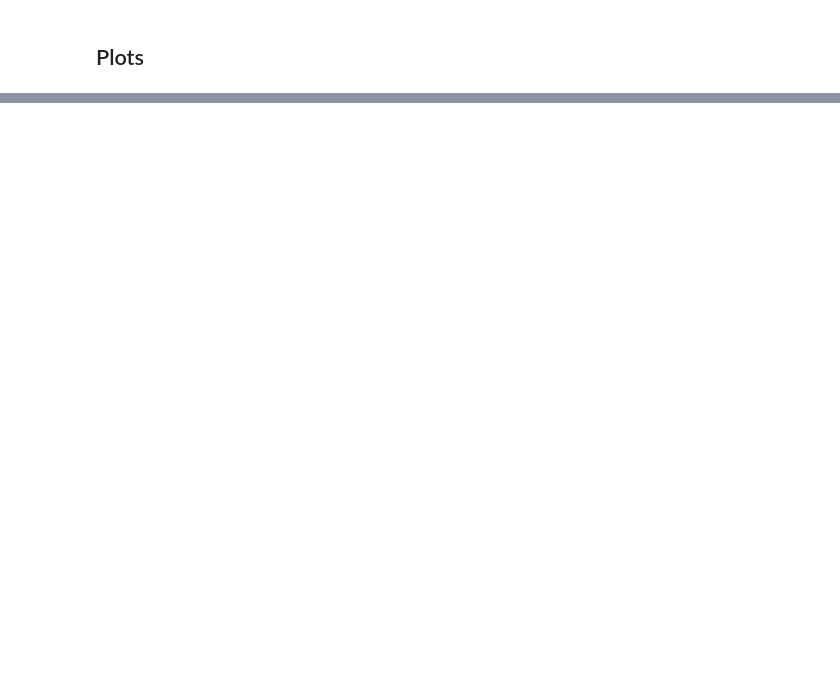
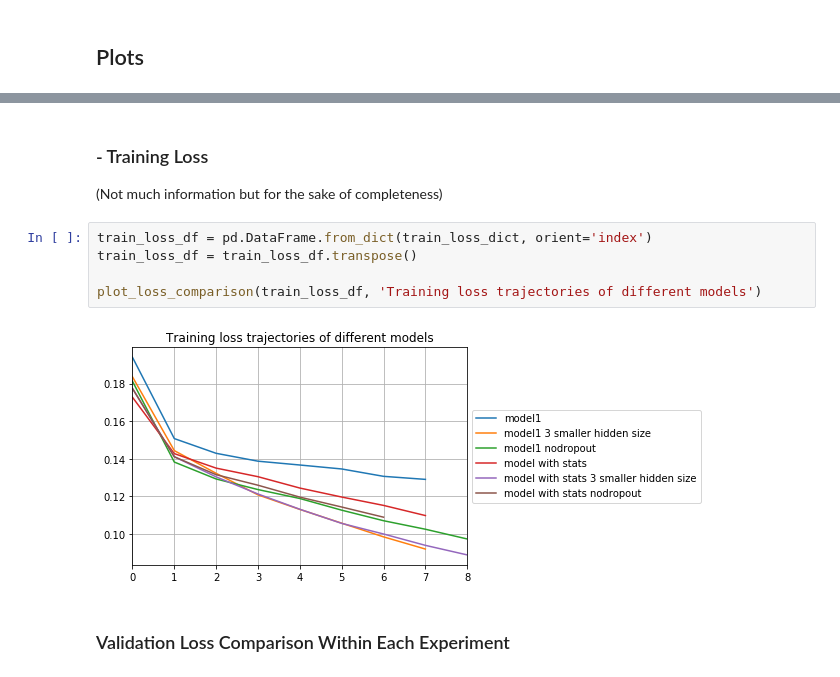
Before and after one commit to ShawnLYU/A-Hybrid-Approach-of-Insincere-Questions-Detection, a Jupyter notebook: jinny/loss_plots.ipynb, the cells around one changed output, grey strips where cells are left out. Drawn from its saved outputs; the diff is of its cells as text; blank space fills up the shorter version.

```diff
--- a/jinny/loss_plots.ipynb
+++ b/jinny/loss_plots.ipynb
@@ -78,0 +112,12 @@ for subdir in subdirs:
+# %% [markdown]
+### - Training Loss
+(Not much information but for the sake of completeness)
+# %%
+train_loss_df = pd.DataFrame.from_dict(train_loss_dict, orient='index')
+train_loss_df = train_loss_df.transpose()
+
+plot_loss_comparison(train_loss_df, 'Training loss trajectories of different models')
+# %% [output]
+[figure, added]
+# %% [markdown]
+### Validation Loss Comparison Within Each Experiment
```
Also changed, not shown: parts of 12 cells of this notebook.
